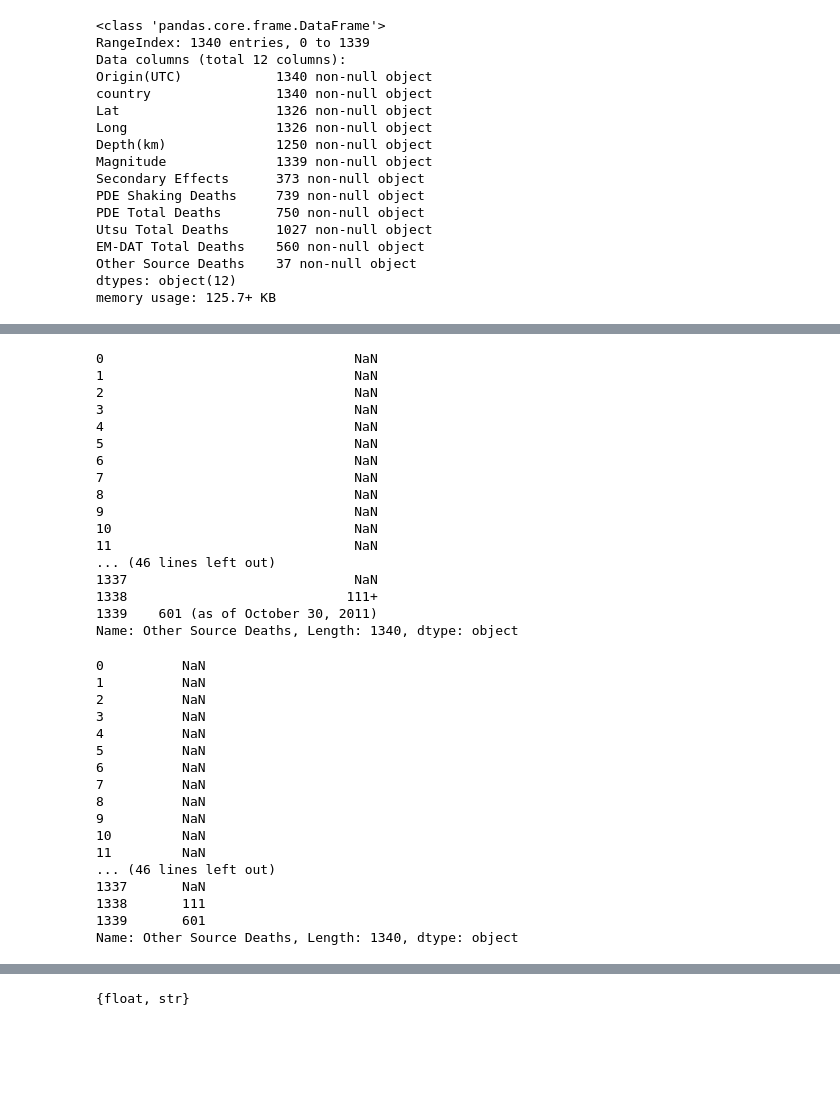
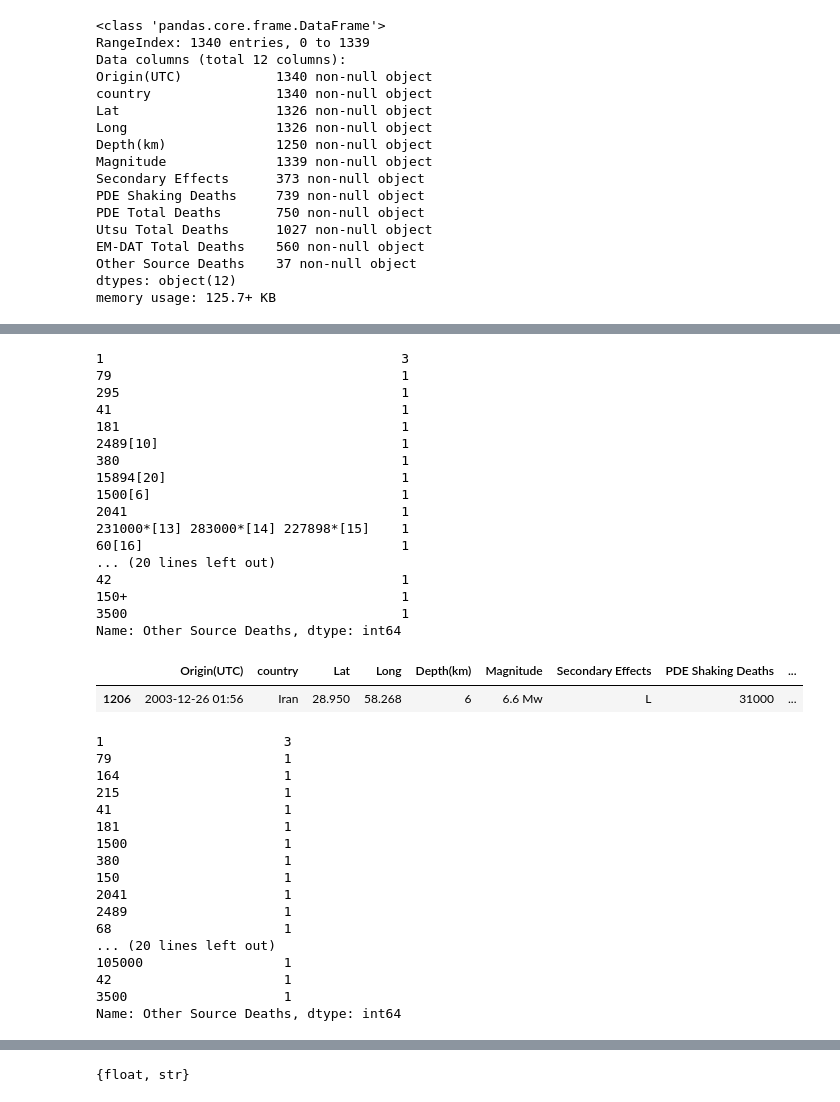
Before and after one commit to smitamisra/StrikingRobo_Earthquakes, a Jupyter notebook: DG_DQ3.ipynb, the cells around one changed output, grey strips where cells are left out. Drawn from its saved outputs; the diff is of its cells as text; code cells hidden in the pictures; blank space fills up the shorter version.

```diff
--- a/DG_DQ3.ipynb
+++ b/DG_DQ3.ipynb
@@ -172,5 +152,3 @@ Name: country, Length: 106, dtype: int64
 #type(splitted_country)
 #earthquake_df['country']=splitted_country
 #earthquake_df
-# %%
-earthquake_df['scale']=earthquake_df['Magnitude']
@@ -208,24 +165,30 @@ earthquake_df
 #Create a new column ('deaths') that evaluates the four total-death columns ('PDE Total Deaths', 'Utsu Total Deaths', 'EM-DAT Total Deaths', and 'Other Source Deaths') and populates the new column with the highest value.
 #Explore the data in terms of when and where earthquakes occurred and how severe they were (magnitude, deaths, secondary effects).
 # %%
-earthquake_df['Other Source Deaths']
+earthquake_df['Other Source Deaths'].value_counts()
 # %% [output]
-0                                NaN
-1                                NaN
-2                                NaN
-3                                NaN
-4                                NaN
-5                                NaN
-6                                NaN
-7                                NaN
-8                                NaN
-9                                NaN
-10                               NaN
-11                               NaN
-... (46 lines left out)
-1337                             NaN
-1338                            111+
-1339    601 (as of October 30, 2011)
-Name: Other Source Deaths, Length: 1340, dtype: object
+1                                      3
+79                                     1
+295                                    1
+41                                     1
+181                                    1
+2489[10]                               1
+380                                    1
+15894[20]                              1
+1500[6]                                1
+2041                                   1
+231000*[13] 283000*[14] 227898*[15]    1
+60[16]                                 1
+... (20 lines left out)
+42                                     1
+150+                                   1
+3500                                   1
+Name: Other Source Deaths, dtype: int64
+# %%
+#earthquake_df['Other Source Deaths']
+earthquake_df[earthquake_df['Other Source Deaths'].str.contains('26000', na=False)]
+# %% [output]
+|  | Origin(UTC) | country | Lat | Long | Depth(km) | Magnitude | Secondary Effects | PDE Shaking Deaths | ... |
+| 1206 | 2003-12-26 01:56 | Iran | 28.950 | 58.268 | 6 | 6.6 Mw | L | 31000 | ... |
 # %%
 # removing the footnotes and commas between numbers in [Other Source Deaths]
@@ -235,22 +197,22 @@ earthquake_df['Other Source Deaths']=earthquake_df['Other Source Deaths'].str.re
 test7="\,"
 earthquake_df['Other Source Deaths']=earthquake_df['Other Source Deaths'].str.replace(test7,"")
 # %%
-earthquake_df['Other Source Deaths']
+earthquake_df['Other Source Deaths'].value_counts()
 # %% [output]
-0          NaN
-1          NaN
-2          NaN
-3          NaN
-4          NaN
-5          NaN
-6          NaN
-7          NaN
-8          NaN
-9          NaN
-10         NaN
-11         NaN
-... (46 lines left out)
-1337       NaN
-1338       111
-1339       601
-Name: Other Source Deaths, Length: 1340, dtype: object
+1                       3
+79                      1
+164                     1
+215                     1
+41                      1
+181                     1
+1500                    1
+380                     1
+150                     1
+2041                    1
+2489                    1
+68                      1
+... (20 lines left out)
+105000                  1
+42                      1
+3500                    1
+Name: Other Source Deaths, dtype: int64
```
Also changed, not shown: parts of 31 cells of this notebook, 2 other files.
